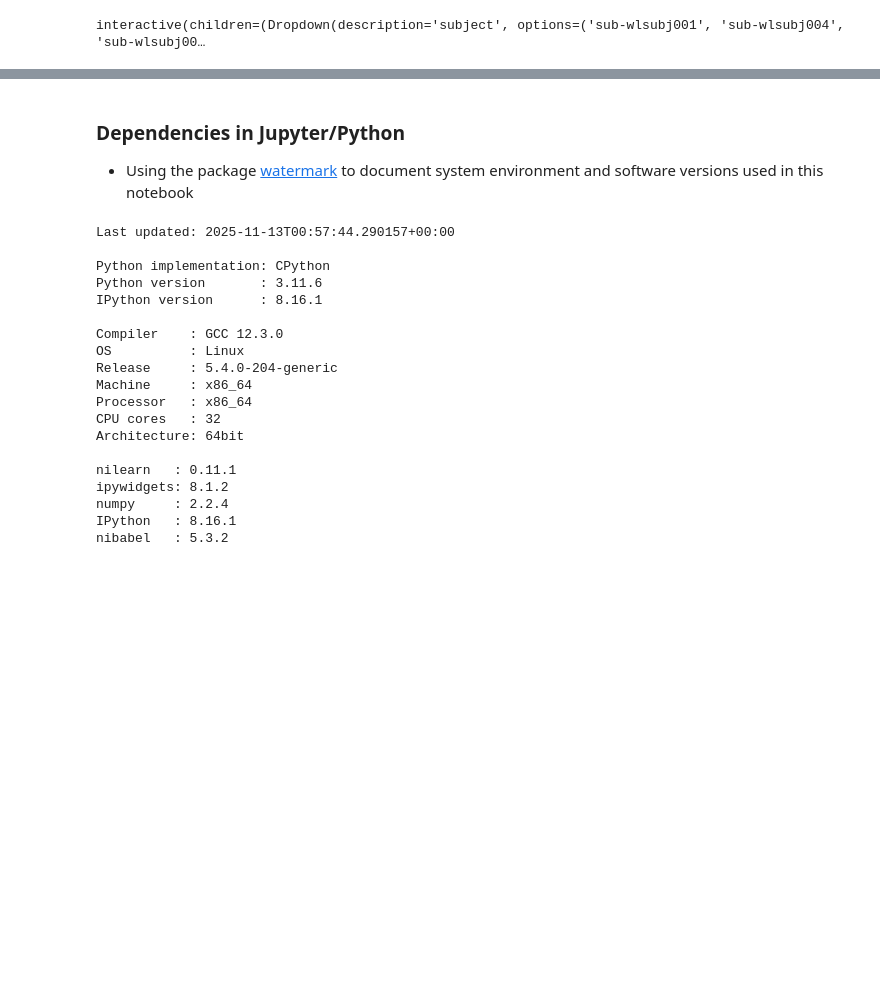
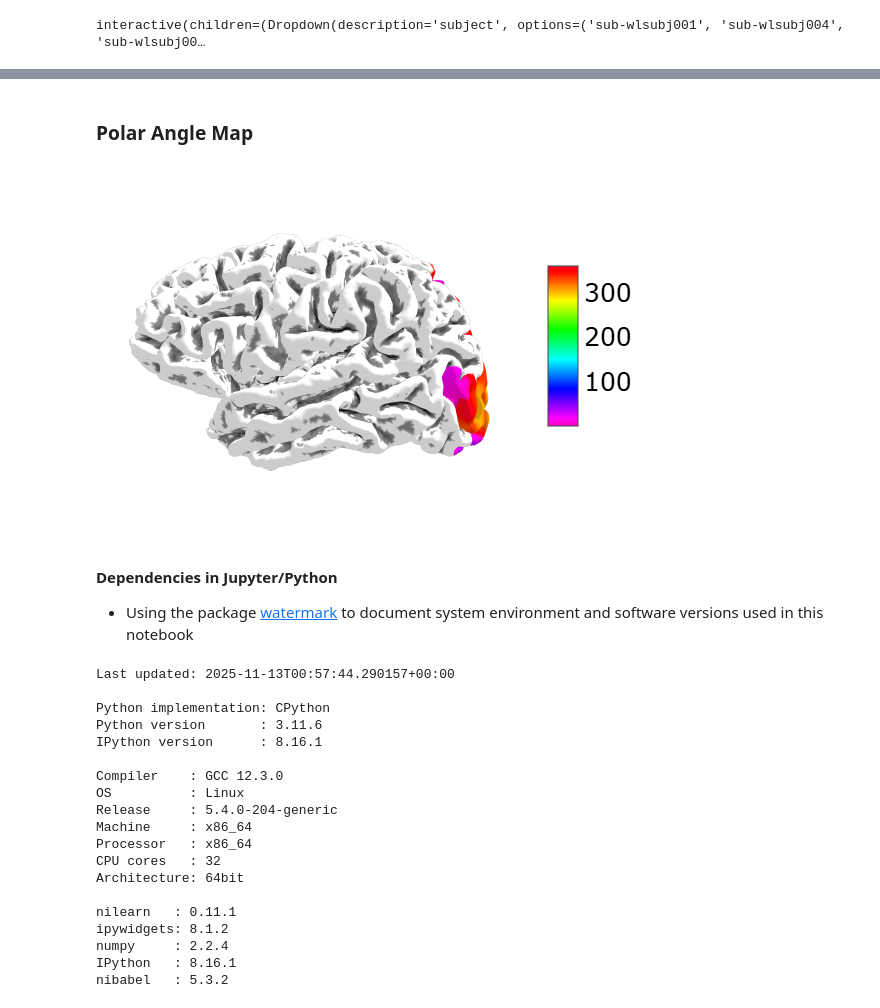
Before and after one commit to kylemaps/neurodeskedu, a Jupyter notebook: books/examples/functional_imaging/deepretinotopy.ipynb, the cells around one changed output, grey strips where cells are left out. Saved outputs shown, nothing was run; the diff lists cells and outputs as text; code cells hidden in the pictures; blank space fills up the shorter version.

```diff
--- a/books/examples/functional_imaging/deepretinotopy.ipynb
+++ b/books/examples/functional_imaging/deepretinotopy.ipynb
@@ -341,5 +350,11 @@ interactive(children=(Dropdown(description='subject', options=('sub-wlsubj001',
+# %%
+display(Markdown("### Polar Angle Map"))
+Image(filename='../../static/examples/functional_imaging/deepretinotopy/deepretinotopy_polarAngle.png')
+# %% [output]
+### Polar Angle Map
+[figure, added]
 # %% [markdown]
-### Dependencies in Jupyter/Python
+#### Dependencies in Jupyter/Python
 - Using the package [watermark](https://github.com/rasbt/watermark) to document system environment and software versions used in this notebook
 # %%
 %load_ext watermark
```
Also changed, not shown: parts of 4 cells of this notebook, 17 other files.
